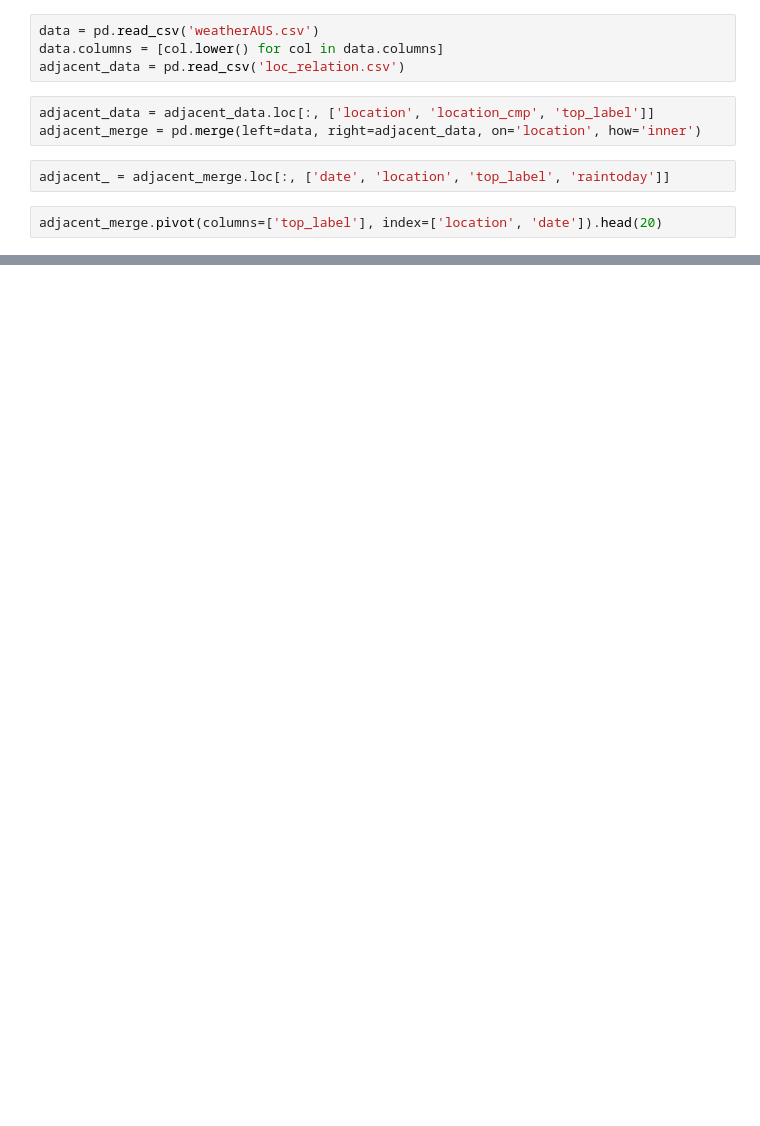
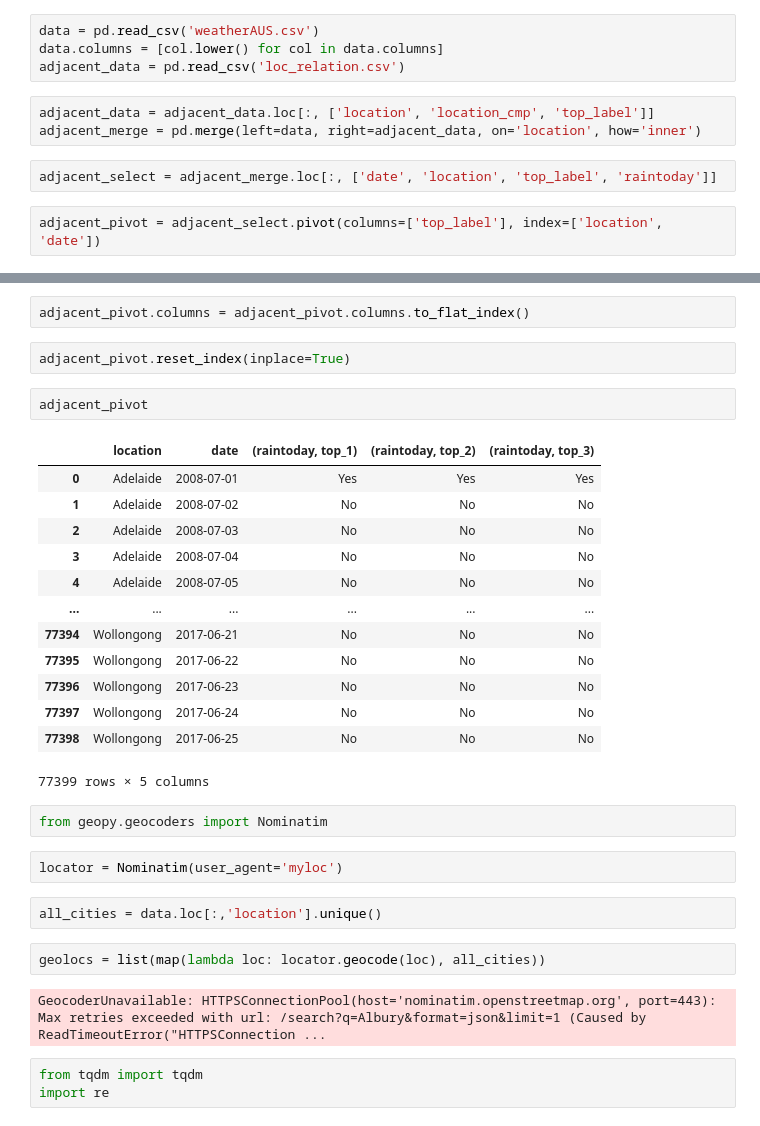
Before and after one commit to aureliolova/aussie_rain, a Jupyter notebook: attempt.ipynb, the cells around one changed output, grey strips where cells are left out. Cells and saved outputs as stored; diff of their text form; blank space fills up the shorter version.

```diff
--- a/attempt.ipynb
+++ b/attempt.ipynb
@@ -9,6 +12,6 @@ adjacent_data = pd.read_csv('loc_relation.csv')
 adjacent_data = adjacent_data.loc[:, ['location', 'location_cmp', 'top_label']]
 adjacent_merge = pd.merge(left=data, right=adjacent_data, on='location', how='inner')
 # %%
-adjacent_ = adjacent_merge.loc[:, ['date', 'location', 'top_label', 'raintoday']]
+adjacent_select = adjacent_merge.loc[:, ['date', 'location', 'top_label', 'raintoday']]
 # %%
-adjacent_merge.pivot(columns=['top_label'], index=['location', 'date']).head(20)
+adjacent_pivot = adjacent_select.pivot(columns=['top_label'], index=['location', 'date'])
@@ -44,0 +18,33 @@ adjacent_merge.head()
+# %%
+adjacent_pivot.columns = adjacent_pivot.columns.to_flat_index()
+# %%
+adjacent_pivot.reset_index(inplace=True)
+# %%
+adjacent_pivot
+# %% [output]
+|  | location | date | (raintoday, top_1) | (raintoday, top_2) | (raintoday, top_3) |
+| 0 | Adelaide | 2008-07-01 | Yes | Yes | Yes |
+| 1 | Adelaide | 2008-07-02 | No | No | No |
+| 2 | Adelaide | 2008-07-03 | No | No | No |
+| 3 | Adelaide | 2008-07-04 | No | No | No |
+| 4 | Adelaide | 2008-07-05 | No | No | No |
+| ... | ... | ... | ... | ... | ... |
+| 77394 | Wollongong | 2017-06-21 | No | No | No |
+| 77395 | Wollongong | 2017-06-22 | No | No | No |
+| 77396 | Wollongong | 2017-06-23 | No | No | No |
+| 77397 | Wollongong | 2017-06-24 | No | No | No |
+| 77398 | Wollongong | 2017-06-25 | No | No | No |
+77399 rows × 5 columns
+# %%
+from geopy.geocoders import Nominatim
+# %%
+locator = Nominatim(user_agent='myloc')
+# %%
+all_cities = data.loc[:,'location'].unique()
+# %%
+geolocs = list(map(lambda loc: locator.geocode(loc), all_cities))
+# %% [output]
+GeocoderUnavailable: HTTPSConnectionPool(host='nominatim.openstreetmap.org', port=443): Max retries exceeded with url: /search?q=Albury&format=json&limit=1 (Caused by ReadTimeoutError("HTTPSConnection ...
+# %%
+from tqdm import tqdm
+import re
```
Also changed, not shown: parts of 6 cells of this notebook, 2 other files.
